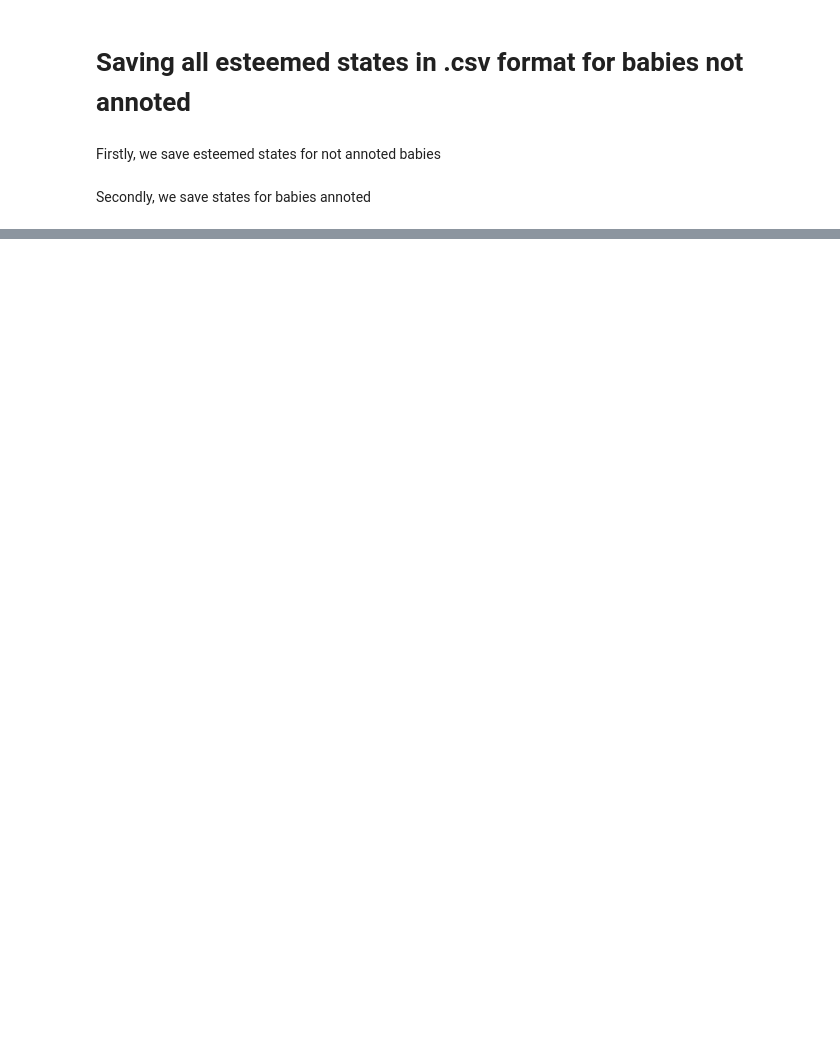
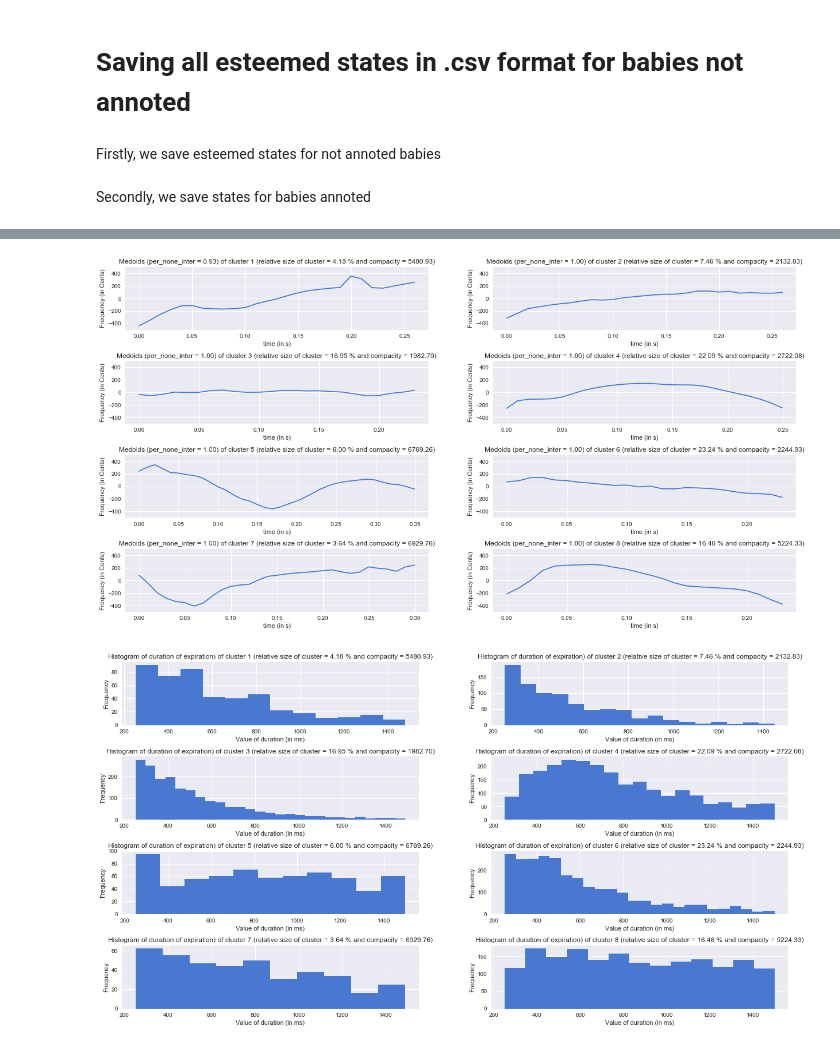
Before and after one commit to AVAGLIO/BABY, a Jupyter notebook: Baby.ipynb, the cells around one changed output, grey strips where cells are left out. Saved outputs shown, nothing was run; the diff lists cells and outputs as text; code cells hidden in the pictures; blank space fills up the shorter version.

```diff
--- a/Baby.ipynb
+++ b/Baby.ipynb
@@ -260,7 +269,7 @@ gamma = 0.1
 # %% [markdown]
 Create svm classifer model object
 # %%
-model_svm = sklearn.svm.SVC(C = C, gamma = gamma, probability=True)
+model_svm = sklearn.svm.SVC(C = C, gamma = GAMMA, probability=True)
 # %% [markdown]
 # GMM creation
 # %% [markdown]
@@ -1296,0 +2681,16 @@ for baby in babies:
+# %%
+# time_series data
+size_dataset_time_series = len(selected_pitch_contours)
+
+time_series = []
+per_none_interpo = []
+start_expiration = []
+duration_expiration = []
+audio_file_path = []
+
+for i in range(size_dataset_time_series):
+    time_series = time_series + [selected_pitch_contours.iloc[i]['pitch_contour']]
+    per_none_interpo = per_none_interpo + [selected_pitch_contours.iloc[i]['per_none_interpo']]
+    start_expiration = start_expiration + [selected_pitch_contours.iloc[i]['start']]
+    duration_expiration = duration_expiration + [selected_pitch_contours.iloc[i]['duration']]
+    audio_file_path = audio_file_path + [selected_pitch_contours.iloc[i]['audio_file_path']]
@@ -1296,0 +2902,61 @@ for baby in babies:
+# %%
+# plot medoids for one number of clusters
+
+number_clusters = 8
+
+HOP_SIZE = 440 # Swipe hop_size
+FS = 44100
+
+all_optimal_medoids = np.load('all_optimal_medoids.npy').item()
+optimal_medoids = all_optimal_medoids['optimal_medoids'+str(number_clusters-1)]
+
+relative_clusters_size_2dec = all_relative_clusters_size_2dec['relative_clusters'+str(number_clusters-1)]
+compacity_clusters = all_compacity_clusters['compacity_clusters'+str(number_clusters-1)]
+
+plt.rcParams['figure.figsize'] = (18, 18)
+
+# Plot all the medoids
+
+plt.figure()
+
+for j in range(number_clusters):
+    if (j < int(j/2)):
+        ax = plt.subplot(number_clusters,1,j+1)
+    else:
+        ax = plt.subplot(number_clusters,2,j+1)
+    #
+    axis = map(float,range(len(time_series[optimal_medoids[j]])))
+    axis = [x*float(HOP_SIZE)/FS for x in axis]
+    ax.plot(axis,time_series[optimal_medoids[j]]);
+    #
+    title('Medoids (per_none_inter = ' + "{0:0.2f}".format(per_none_interpo[optimal_medoids[j]]) + ') of cluster ' + str(j+1) + ' (relative size of cluster = ' + str(relative_clusters_size_2dec[j]) + ' % and compacity = ' + "{0:0.2f}".format(compacity_clusters[j]) + ')')
+    plt.ylabel('Frequency (in Cents)')
+    plt.xlabel('time (in s)')
+    ax.set_ylim([-500, 500])
+
+plt.tight_layout()
+
+# Plot corresponding histograms for each clusters
+
+all_clusters = np.load('all_clusters.npy').item()
+clusters = all_clusters['clusters'+str(number_clusters-1)]
+
+plt.rcParams['figure.figsize'] = (18, 18)
+
+plt.figure()
+
+for j in range(number_clusters):
+    if (j < int(j/2)):
+        plt.subplot(number_clusters,1,j+1)
+    else:
+        plt.subplot(number_clusters,2,j+1)
+    duration_clusters = [duration_expiration[x] for x in clusters[j]]
+    plt.hist(duration_clusters, bins = 'auto');
+    plt.title("Histogram of duration of expiration" + ') of cluster ' + str(j+1) + ' (relative size of cluster = ' + str(relative_clusters_size_2dec[j]) + ' % and compacity = ' + "{0:0.2f}".format(compacity_clusters[j]) + ')');
+    plt.ylabel('Frequency')
+    plt.xlabel("Value of duration (in ms)");
+
+plt.tight_layout()
+# %% [output]
+[figure, added]
+[figure, added]
```
Also changed, not shown: parts of 137 cells of this notebook.
